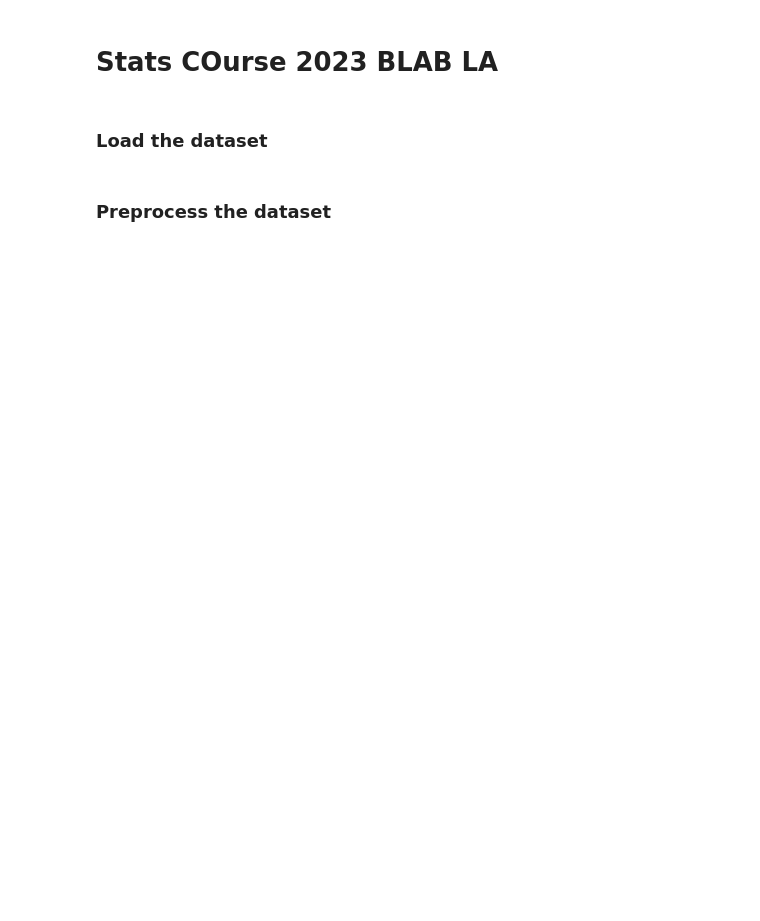
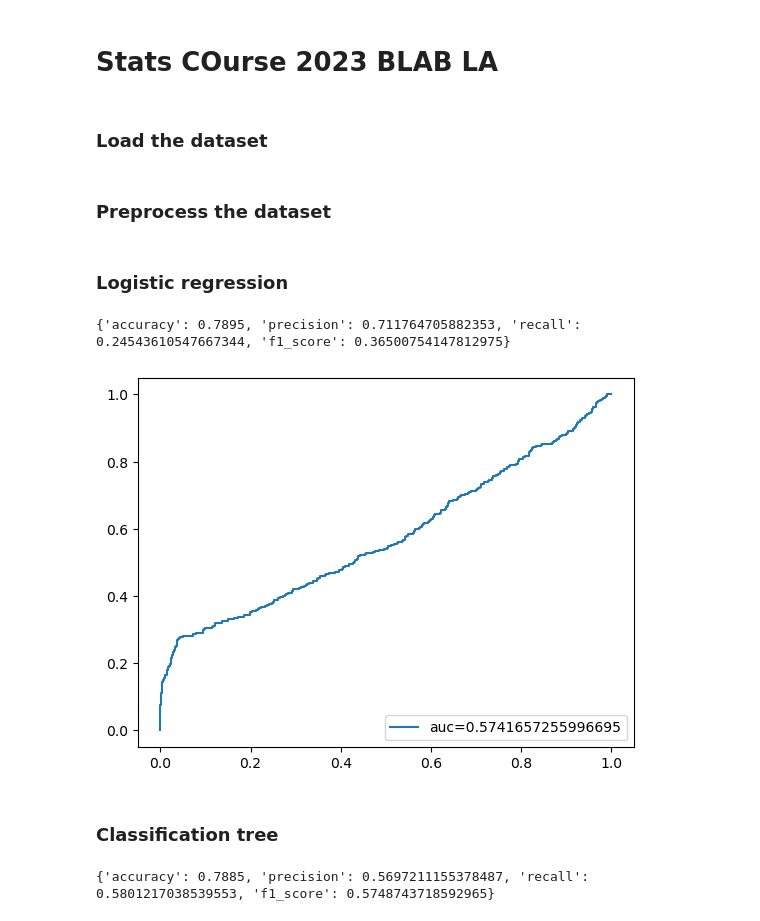
Before and after one commit to FelixDou/AppStats2023, a Jupyter notebook: train.ipynb, the cells around one changed output. Drawn from its saved outputs; the diff is of its cells as text; code cells hidden in the pictures; blank space fills up the shorter version.

Commit message:
Train de 3 modèles

```diff
--- a/train.ipynb
+++ b/train.ipynb
@@ -44,6 +49,9 @@ def preprocess_data(df):
     X = df.drop('target', axis=1)
     y = df['target']
 
+    # Binary encoding the target column
+    y = np.where(y == 'yes', 1, 0)
+
     # Applying transformation to the features
     X_transformed = transformer.fit_transform(X)
 
@@ -53,3 +61,53 @@ def preprocess_data(df):
     return X_train, X_test, y_train, y_test
 # %%
 X_train, X_test, y_train, y_test = preprocess_data(df)
+# %% [markdown]
+### Logistic regression
+# %%
+def train_logistic_regression(X_train, y_train, X_test, y_test):
+    """
+    Train a logistic regression model and evaluate it on the test data.
+
+    :param X_train: Training features.
+    :param y_train: Training target.
+    :param X_test: Testing features.
+    :param y_test: Testing target.
+    :return: A tuple containing the trained model and a dictionary of evaluation metrics.
+    """
+    # Initializing the logistic regression model
+    model = LogisticRegression(max_iter=1000)  # Increasing max_iter for convergence
+
+    # Training the model
+    model.fit(X_train, y_train)
+
+    # Making predictions on the test set
+    y_pred = model.predict(X_test)
+
+    # Calculating evaluation metrics
+    metrics = {
+        'accuracy': accuracy_score(y_test, y_pred),
+        'precision': precision_score(y_test, y_pred, average='binary', pos_label=1),  # Replace 'your_positive_class'
+        'recall': recall_score(y_test, y_pred, average='binary', pos_label=1),  # Replace 'your_positive_class'
+        'f1_score': f1_score(y_test, y_pred, average='binary', pos_label= 1)  # Replace 'your_positive_class'
+    }
+
+    return model, metrics
+# %%
+model, metrics = train_logistic_regression(X_train, y_train, X_test, y_test)
+print(metrics)
+# %% [output]
+{'accuracy': 0.7895, 'precision': 0.711764705882353, 'recall': 0.24543610547667344, 'f1_score': 0.36500754147812975}
+# %%
+# Plot AUC and ROC
+from sklearn.metrics import roc_curve, auc
+import matplotlib.pyplot as plt
+y_pred_proba = model.predict_proba(X_test)[::,1]
+fpr, tpr, _ = roc_curve(y_test,  y_pred_proba)
+auc = auc(fpr,tpr)
+plt.plot(fpr,tpr,label="auc="+str(auc))
+plt.legend(loc=4)
+plt.show()
+# %% [output]
+[figure, added]
+# %% [markdown]
+### Classification tree
@@ -55,0 +143,5 @@ X_train, X_test, y_train, y_test = preprocess_data(df)
+# %%
+tree_model, tree_metrics = train_decision_tree(X_train, y_train, X_test, y_test)
+print(tree_metrics)
+# %% [output]
+{'accuracy': 0.7885, 'precision': 0.5697211155378487, 'recall': 0.5801217038539553, 'f1_score': 0.5748743718592965}
```
Also changed, not shown: parts of 7 cells of this notebook.
